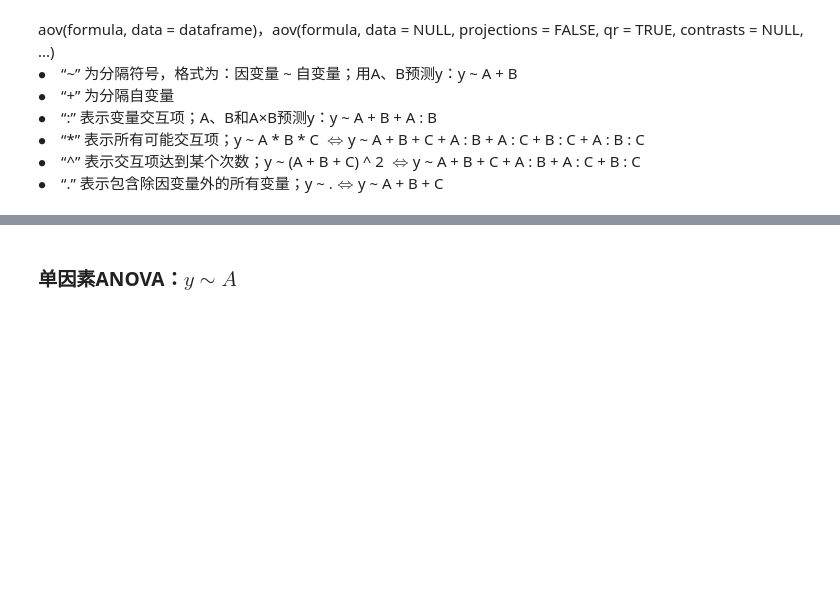
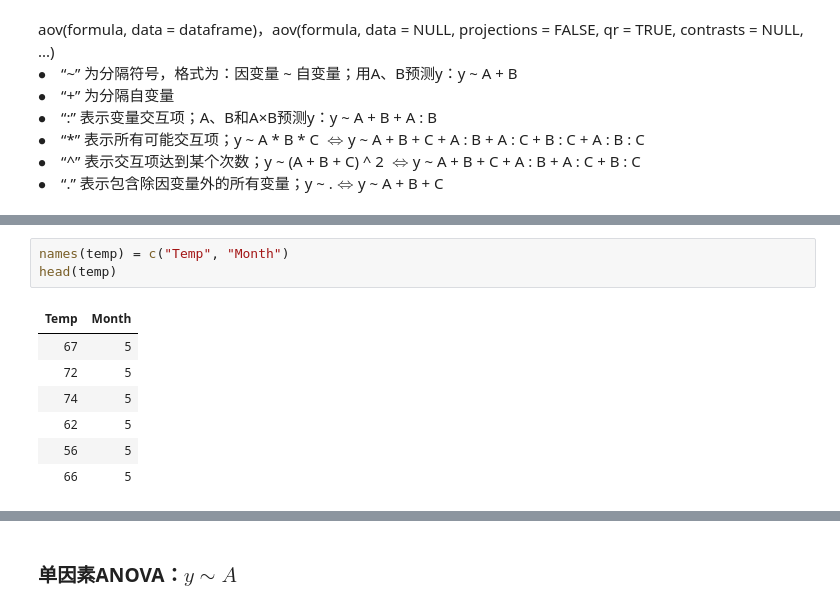
Before and after one commit to Sanningw/ML-and-DL, a Jupyter notebook: math/Statistics/R/stats.ipynb, the cells around one changed output, grey strips where cells are left out. Drawn from its saved outputs; the diff is of its cells as text; blank space fills up the shorter version.

```diff
--- a/math/Statistics/R/stats.ipynb
+++ b/math/Statistics/R/stats.ipynb
@@ -281,0 +306,11 @@ $\bullet$&ensp;&ensp;“.” 表示包含除因变量外的所有变量；y ~ .$
+# %%
+names(temp) = c("Temp", "Month")
+head(temp)
+# %% [output]
+| Temp | Month |
+| 67 | 5 |
+| 72 | 5 |
+| 74 | 5 |
+| 62 | 5 |
+| 56 | 5 |
+| 66 | 5 |
```
Also changed, not shown: parts of 6 cells of this notebook, 3 other files.
